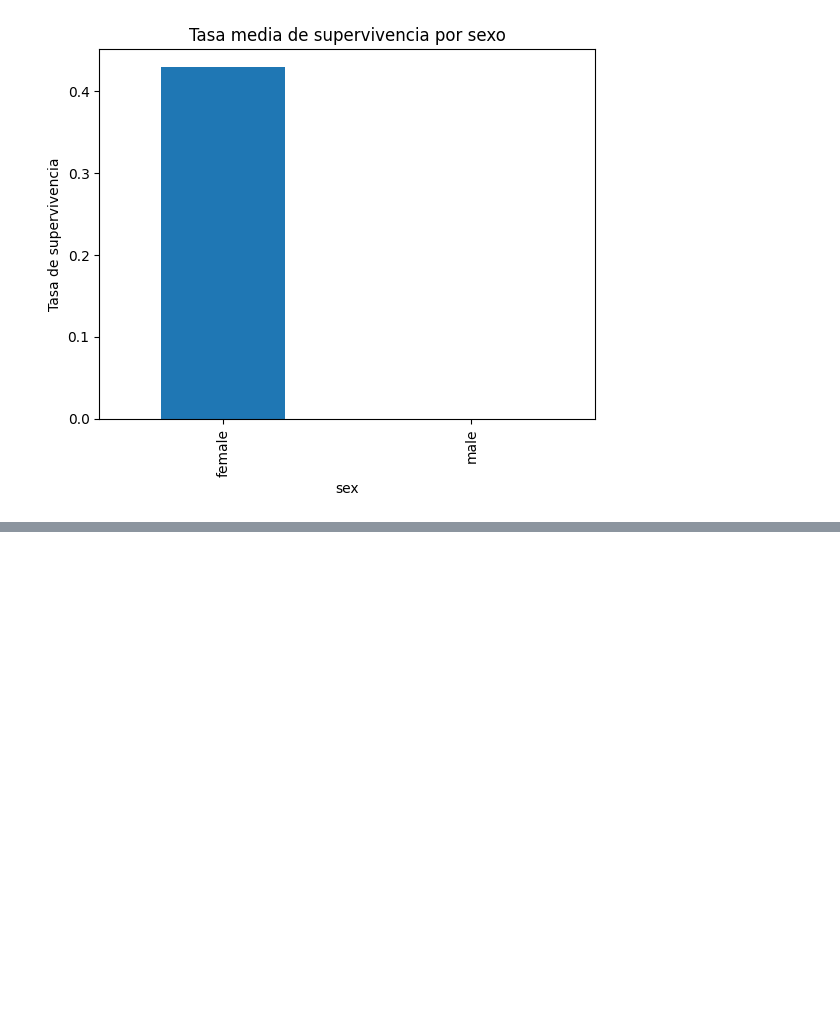
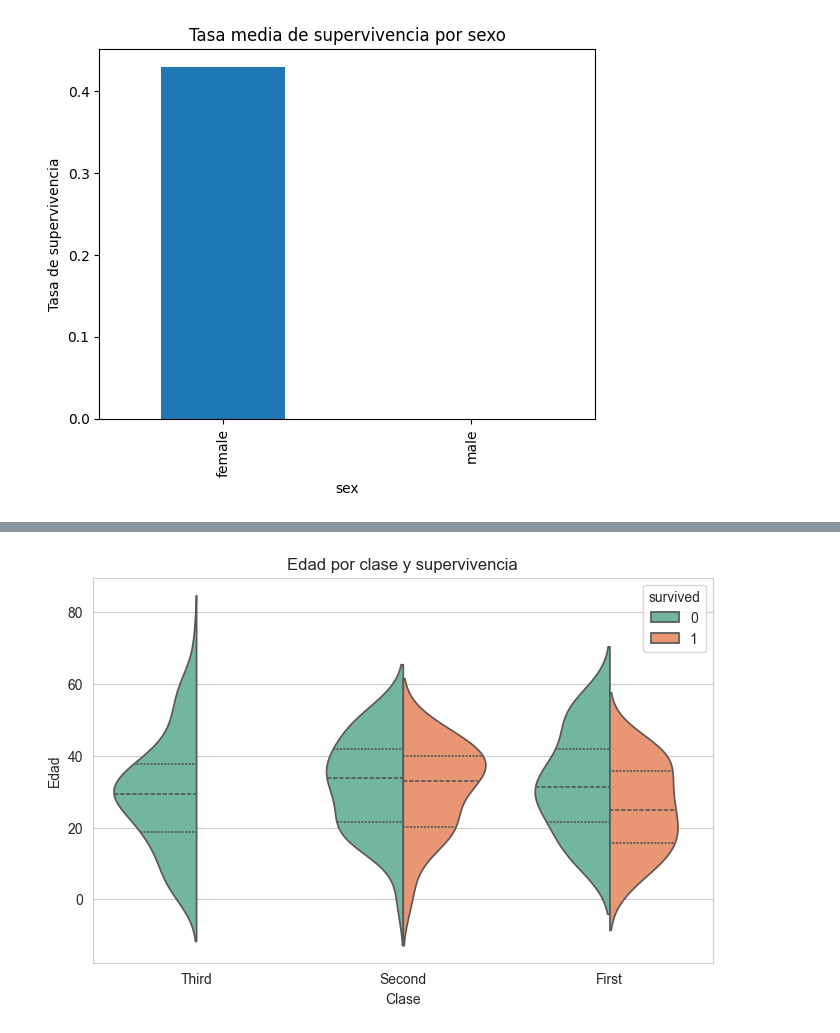
Before and after one commit to steestor/course-python-ml, a Jupyter notebook: notebooks/S1_A1_Entorno_y_Stack.ipynb, the cells around one changed output, grey strips where cells are left out. Cells and saved outputs as stored; diff of their text form; code cells hidden in the pictures; blank space fills up the shorter version.

```diff
--- a/notebooks/S1_A1_Entorno_y_Stack.ipynb
+++ b/notebooks/S1_A1_Entorno_y_Stack.ipynb
@@ -156,0 +174,11 @@ plt.show()
+# %%
+# Ejemplo 3: violinplot de edad por clase y supervivencia (siempre que haya registros suficientes)
+plt.figure(figsize=(8,5))
+# 'class' es una columna categórica del dataset; usamos 'survived' para hue (0/1)
+sns.violinplot(x='class', y='age', hue='survived', data=df, split=True, inner='quartile', palette='Set2')
+plt.title('Edad por clase y supervivencia')
+plt.xlabel('Clase')
+plt.ylabel('Edad')
+plt.show()
+# %% [output]
+[figure, added]
```
Also changed, not shown: parts of 7 cells of this notebook.
